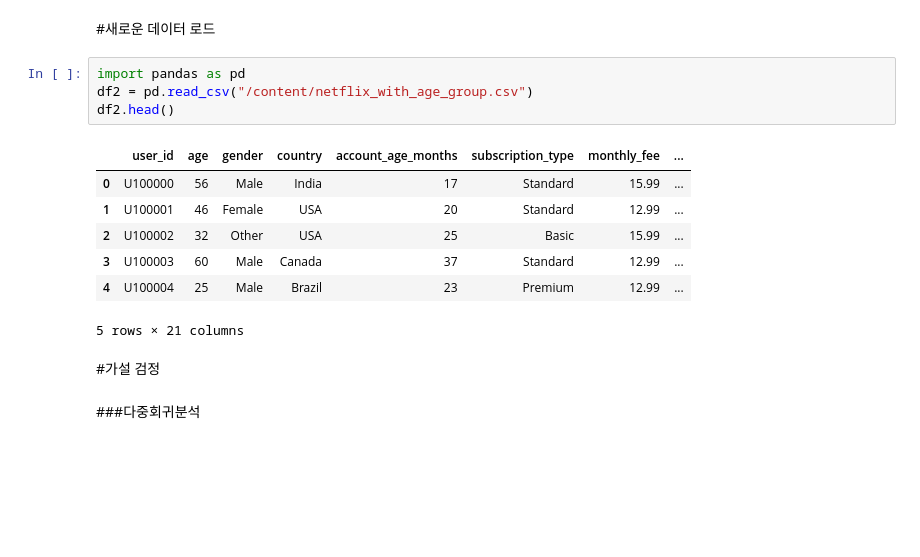
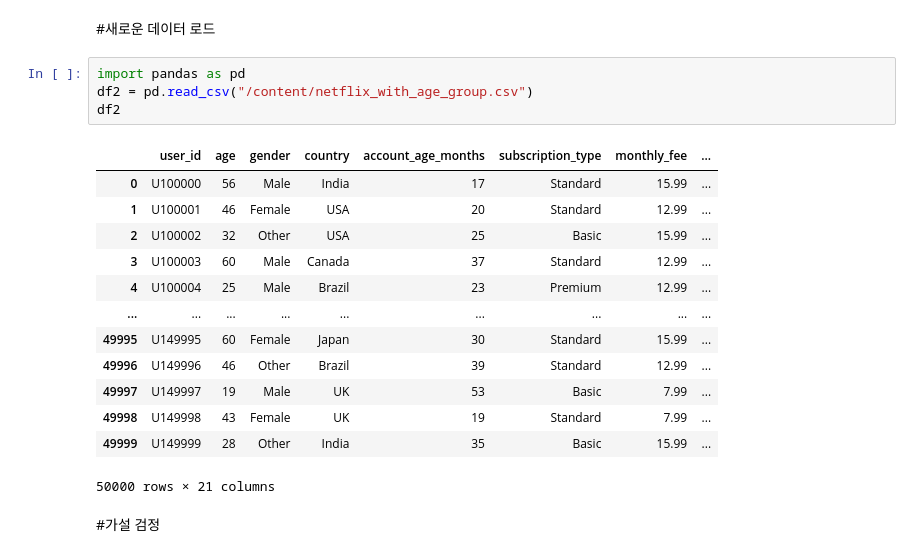
Before and after one commit to DogwonLee/Netflix-User-Behavior, a Jupyter notebook: Netflix.ipynb, the cells around one changed output. Saved outputs shown, nothing was run; the diff lists cells and outputs as text; blank space fills up the shorter version.

```diff
--- a/Netflix.ipynb
+++ b/Netflix.ipynb
@@ -190,16 +190,20 @@ df.to_csv("netflix_with_age_group.csv", index=False)
 # %%
 import pandas as pd
 df2 = pd.read_csv("/content/netflix_with_age_group.csv")
-df2.head()
+df2
 # %% [output]
 |  | user_id | age | gender | country | account_age_months | subscription_type | monthly_fee | ... |
 | 0 | U100000 | 56 | Male | India | 17 | Standard | 15.99 | ... |
 | 1 | U100001 | 46 | Female | USA | 20 | Standard | 12.99 | ... |
 | 2 | U100002 | 32 | Other | USA | 25 | Basic | 15.99 | ... |
 | 3 | U100003 | 60 | Male | Canada | 37 | Standard | 12.99 | ... |
 | 4 | U100004 | 25 | Male | Brazil | 23 | Premium | 12.99 | ... |
+| ... | ... | ... | ... | ... | ... | ... | ... | ... |
+| 49995 | U149995 | 60 | Female | Japan | 30 | Standard | 15.99 | ... |
+| 49996 | U149996 | 46 | Other | Brazil | 39 | Standard | 12.99 | ... |
+| 49997 | U149997 | 19 | Male | UK | 53 | Basic | 7.99 | ... |
+| 49998 | U149998 | 43 | Female | UK | 19 | Standard | 7.99 | ... |
+| 49999 | U149999 | 28 | Other | India | 35 | Basic | 15.99 | ... |
-5 rows × 21 columns
+50000 rows × 21 columns
 # %% [markdown]
 #가설 검정
-# %% [markdown]
-###다중회귀분석
```
Also changed, not shown: parts of 74 cells of this notebook.
